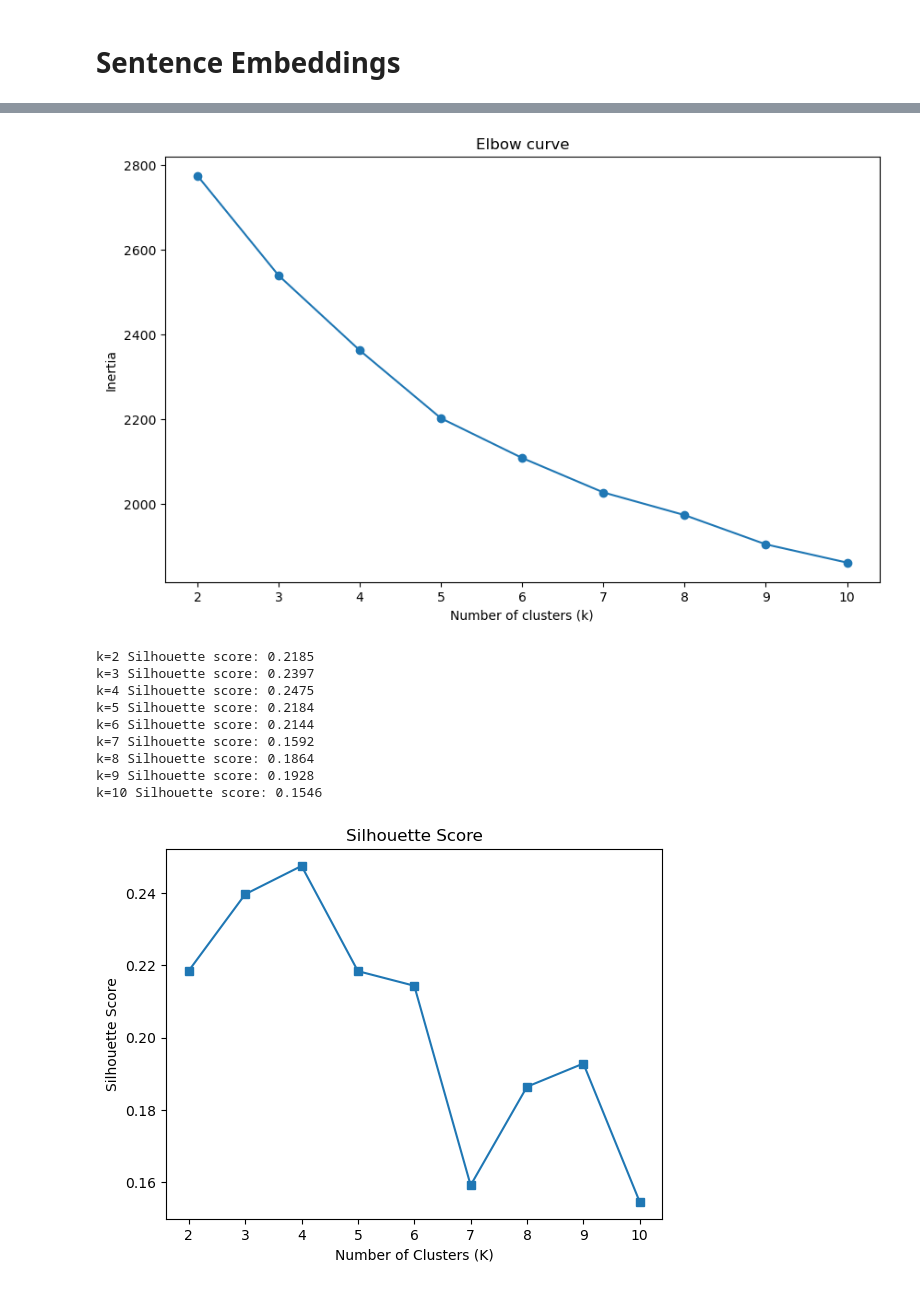
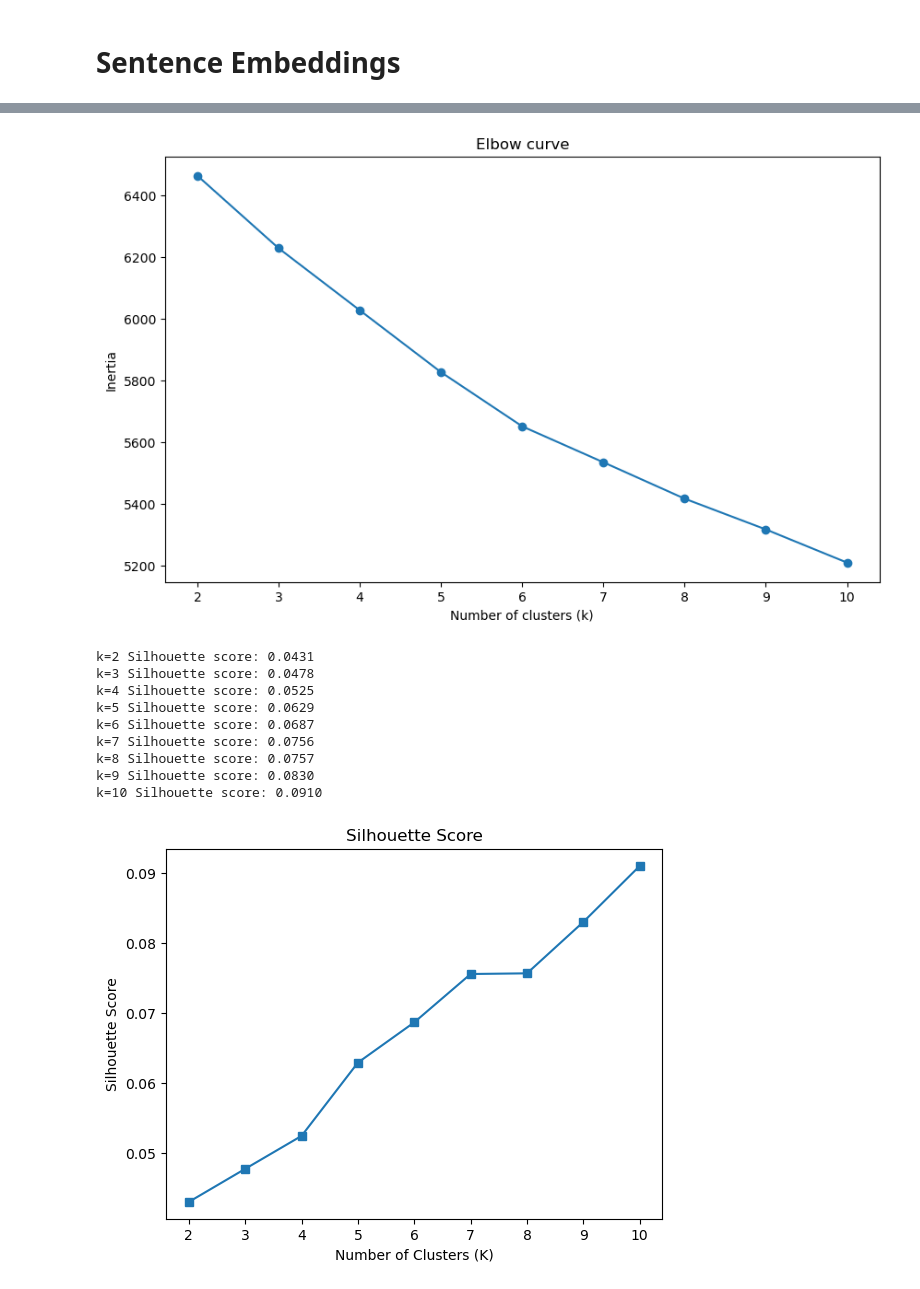
Before and after one commit to Razan-88/TextAnalytics-CW-Task4, a Jupyter notebook: research_notebooks/TFIDF_SentenceEmbeddings_KMeans.ipynb, the cells around one changed output, grey strips where cells are left out. Saved outputs shown, nothing was run; the diff lists cells and outputs as text; code cells hidden in the pictures.

```diff
--- a/research_notebooks/TFIDF_SentenceEmbeddings_KMeans.ipynb
+++ b/research_notebooks/TFIDF_SentenceEmbeddings_KMeans.ipynb
@@ -65,21 +80,24 @@ KMean clustering was applied to group similar customer support tickets based on
 # %%
 # Wordclouds for each cluster
 topic_mapping = {
-    0: "Connectivity/Network and Device Issues",
-    1: "Data Privacy and Security concerns",
-    2: "Account Access and Login Issues",
-    3: "General Usage and productivity issues"
+    0: "Cluster 0",
+    1: "Cluster 1",
+    2: "Cluster 2",
+    3: "Cluster 3",
+    4: "Cluster 4",
+    5: "Cluster 5",
+    6: "Cluster 6",
 }
-df['cluster_name'] = df['cluster'].map(topic_mapping)
-n_clusters = len(df['cluster'].unique())
+df['topic_label'] = df['cluster_tfidf'].map(topic_mapping)
+n_clusters = len(df['cluster_tfidf'].unique())
 for i in range(n_clusters):
-    cluster_text = " ".join(df[df['cluster'] == i]['Processed Description'])
+    cluster_text = " ".join(df[df['cluster_tfidf'] == i]['processed_text'].dropna().astype(str))
     #Split into words and count frequencies
     words = re.findall(r'\b[a-zA-Z]{3,}\b', cluster_text.lower())
     word_count = Counter(words)
 
     # Generate word cloud
-    wordcloud = WordCloud(width=800, height=400, background_color='white', colormap='magma', max_words=50).generate(cluster_text)
+    wordcloud = WordCloud(width=800, height=400, background_color='white', colormap='magma', max_words=50).generate(" ".join(words))
     current_label = topic_mapping[i]
     # Plot
     plt.figure(figsize=(8, 6))
@@ -157,18 +211,19 @@ This cluster reflects general usage queries and productivity-related support, wh
 # %% [markdown]
 # TF-IDF
 # %%
-x = vectorizer.fit_transform(df["Processed Description"])
+df['processed_text'] = df['processed_text'].fillna('')
+tfidf_matrix = tfidf.fit_transform(df["processed_text"])
 inertia = []
 silhouette_scores = []
 k_range = range(2, 11)
 for k in k_range:
     kmeans = KMeans(n_clusters=k, random_state=42, n_init=10)
-    labels = kmeans.fit_predict(x)
-
+    labels = kmeans.fit_predict(tfidf_matrix)
+    df['cluster_tfidf'] = labels
     # store inertia
     inertia.append (kmeans.inertia_)
     #silhouette score
-    score = silhouette_score(x, labels)
+    score = silhouette_score(tfidf_matrix, labels)
     silhouette_scores.append(score)
     print(f"k={k}, Silhouette score: {score:.4f}")
 # plot Elbow curve
@@ -250,8 +305,10 @@ WARNING: Ignoring invalid distribution ~atasets (C:\Users\razan\anaconda3\envs\t
 from sentence_transformers import SentenceTransformer
 
 # Load the model
-model = 'all-MiniLM-L6-v2'
-embedding_model = SentenceTransformer(model)
+model = SentenceTransformer ('all-MiniLM-L6-v2')
+embeddings = model.encode(df['processed_text'].fillna('').tolist())
+km_embed = KMeans(n_clusters=7, random_state=42)
+df['cluster_embed'] = km_embed.fit_predict(embeddings)
 print(f"Loaded sentance-transformer model: '{model}'")
 
 # Some example sentences for quality check
@@ -265,7 +322,7 @@ example_tickets = [
 ]
 
 # generate embeddings
-example_embeddings = embedding_model.encode(example_tickets)
+example_embeddings = model.encode(example_tickets)
 # check it works
 from sklearn.metrics.pairwise import cosine_similarity
 sim = cosine_similarity([example_embeddings[0]], [example_embeddings[1]])
@@ -298,7 +359,7 @@ k_range = range(2 , 11)
 
 for k in k_range:
     kmeans = KMeans(n_clusters=k, random_state=42, n_init=10)
-    kmeans.fit(x)
+    labels = kmeans.fit_predict(embeddings)
     inertia.append(kmeans.inertia_)
 
 # plot Elbow curve
@@ -309,33 +370,34 @@ plt.ylabel('Inertia')
 plt.title('Elbow curve')
 plt.show()
 # %% [output]
-[figure, old version]
+[figure, new version]
 # %%
 silhouette_scores = []
 k_range = range(2, 11)
 for k in k_range:
     kmeans = KMeans(n_clusters=k, random_state=42, n_init=10)
-    cluster_labels = kmeans.fit_predict(x)
+    cluster_labels = kmeans.fit_predict(embeddings)
     # Calculate the silhouette score
-    score = silhouette_score(x, cluster_labels)
+    score = silhouette_score(embeddings, cluster_labels)
     silhouette_scores.append(score)
     print(f"k={k} Silhouette score: {score:.4f}")
+    inertia.append(kmeans.inertia_)
 
 #plot
 plt.plot(k_range, silhouette_scores, marker='s')
 plt.title('Silhouette Score')
 plt.xlabel('Number of Clusters (K)')
 plt.ylabel('Silhouette Score')
 plt.xticks(k_range)
 plt.show()
 # %% [output]
-k=2 Silhouette score: 0.2185
-k=3 Silhouette score: 0.2397
-k=4 Silhouette score: 0.2475
-k=5 Silhouette score: 0.2184
-k=6 Silhouette score: 0.2144
-k=7 Silhouette score: 0.1592
-k=8 Silhouette score: 0.1864
-k=9 Silhouette score: 0.1928
-k=10 Silhouette score: 0.1546
+k=2 Silhouette score: 0.0431
+k=3 Silhouette score: 0.0478
+k=4 Silhouette score: 0.0525
+k=5 Silhouette score: 0.0629
+k=6 Silhouette score: 0.0687
+k=7 Silhouette score: 0.0756
+k=8 Silhouette score: 0.0757
+k=9 Silhouette score: 0.0830
+k=10 Silhouette score: 0.0910
-[figure, old version]
+[figure, new version]
```
Also changed, not shown: parts of 11 cells of this notebook.
